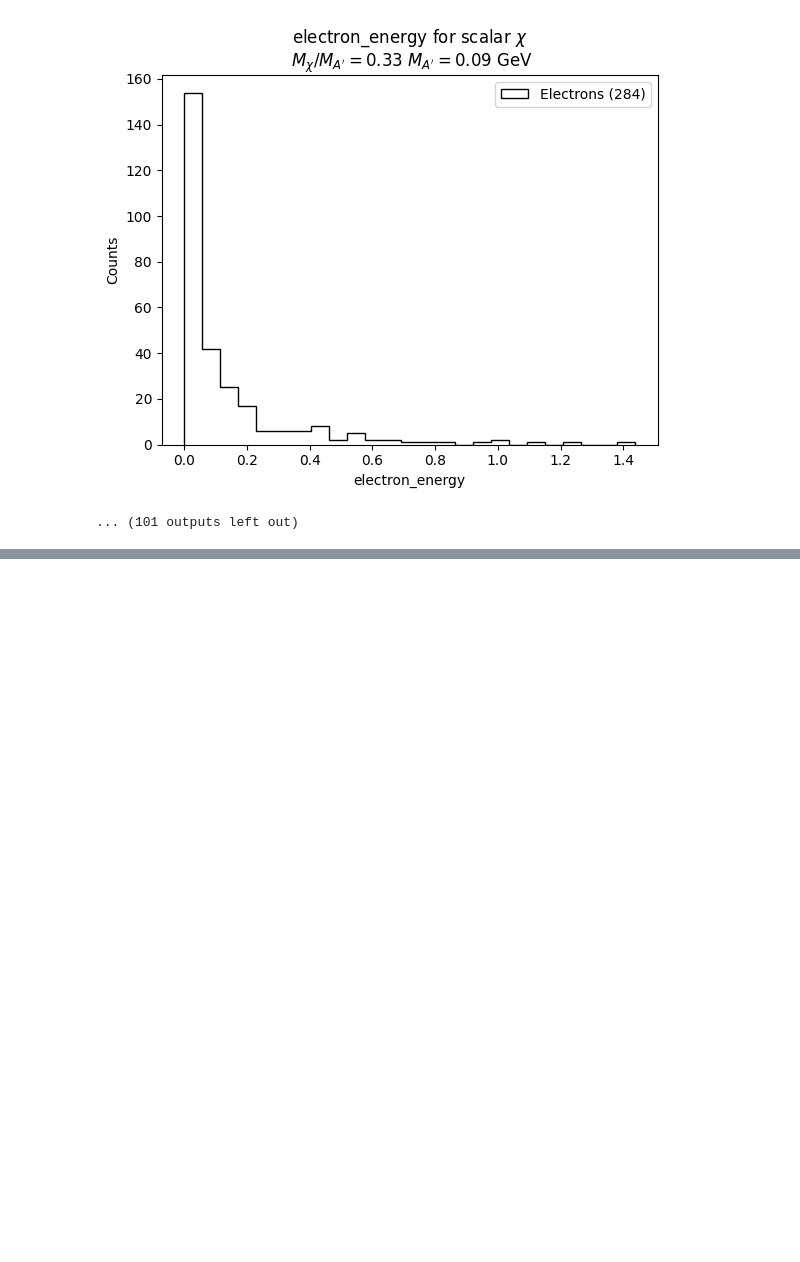
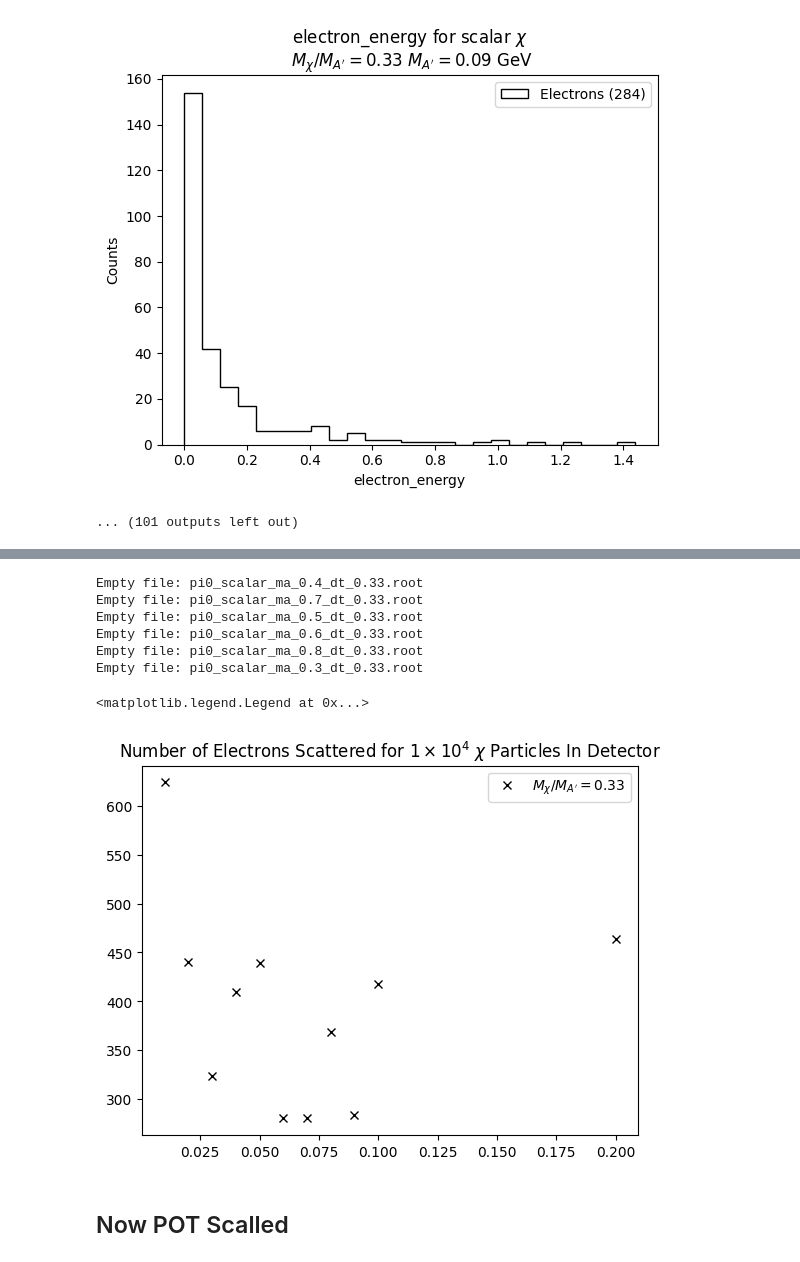
Before and after one commit to amh-137/DarkElectronScatter, a Jupyter notebook: notebooks/kinematics.ipynb, the cells around one changed output, grey strips where cells are left out. Saved outputs shown, nothing was run; the diff lists cells and outputs as text; code cells hidden in the pictures; blank space fills up the shorter version.

```diff
--- a/notebooks/kinematics.ipynb
+++ b/notebooks/kinematics.ipynb
@@ -63,0 +118,28 @@ for file in fname_list:
+# %%
+# of electrons produced vs MA
+fig = plt.figure()
+ax = fig.add_subplot(111)
+N_electrons_dict_full = {float(i):0 for i in selected_ma}
+
+for f in fname_list:
+    ma = f.split("_")[3]
+    file = up3.open(f"{data_path}{f}")
+    if file.keys() == []:
+        print(f"Empty file: {f}")
+        continue
+    N_electrons_dict_full[float(ma)] = file["elecron_tree"].numentries
+    file.close()
+ax.plot(N_electrons_dict_full.keys(), N_electrons_dict_full.values(), "kx", label=r"$M_{\chi} / M_{A'}=$"+f"{dt_ratio}")
+ax.set(title=r"Number of Electrons Scattered for $1\times 10^4$ $\chi$ Particles In Detector")
+ax.legend()
+# %% [output]
+Empty file: pi0_scalar_ma_0.4_dt_0.33.root
+Empty file: pi0_scalar_ma_0.7_dt_0.33.root
+Empty file: pi0_scalar_ma_0.5_dt_0.33.root
+Empty file: pi0_scalar_ma_0.6_dt_0.33.root
+Empty file: pi0_scalar_ma_0.8_dt_0.33.root
+Empty file: pi0_scalar_ma_0.3_dt_0.33.root
+<matplotlib.legend.Legend at 0x...>
+[figure, added]
+# %% [markdown]
+##  Now POT Scalled
```
Also changed, not shown: parts of 3 cells of this notebook.
